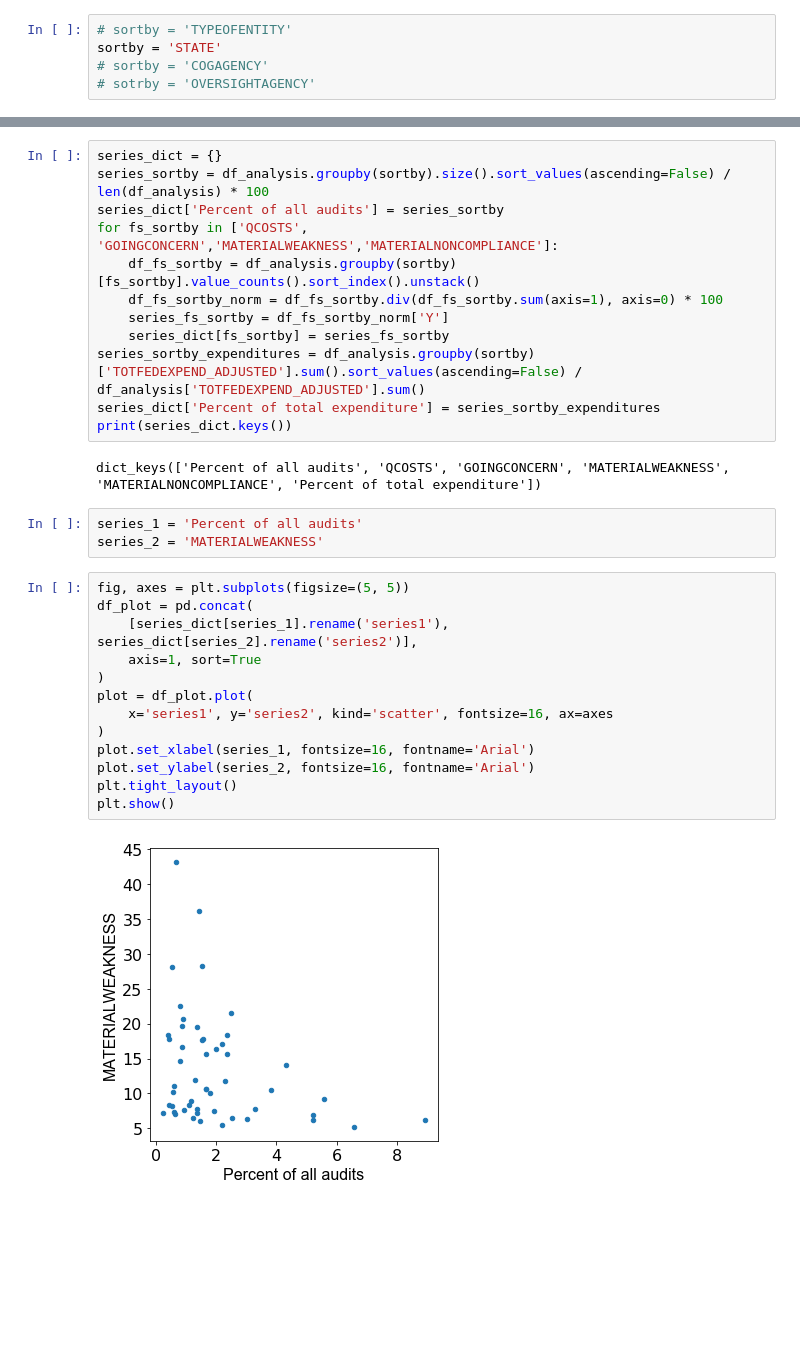
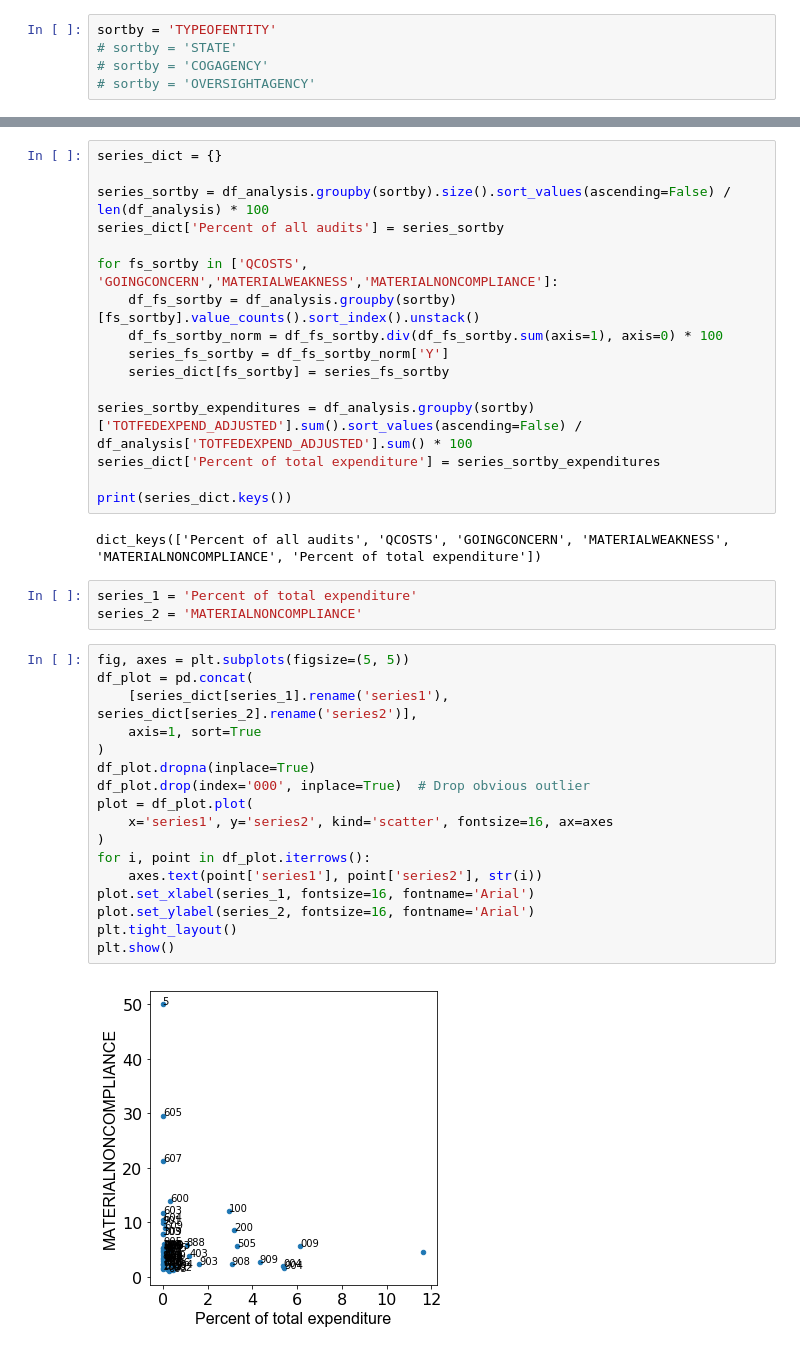
Before and after one commit to ihwang/fac, a Jupyter notebook: general_trends.ipynb, the cells around one changed output, grey strips where cells are left out. Saved outputs shown, nothing was run; the diff lists cells and outputs as text; blank space fills up the shorter version.

```diff
--- a/general_trends.ipynb
+++ b/general_trends.ipynb
@@ -216,10 +223,10 @@ df_analysis = df_analysis[~df_analysis['STATE'].isin(['AS','MP','FM','PR','GU','
 # %% [markdown]
 Select sortby
 # %%
-# sortby = 'TYPEOFENTITY'
-sortby = 'STATE'
+sortby = 'TYPEOFENTITY'
+# sortby = 'STATE'
 # sortby = 'COGAGENCY'
-# sotrby = 'OVERSIGHTAGENCY'
+# sortby = 'OVERSIGHTAGENCY'
 # %% [markdown]
 Now plot percent of audits by entity type
 # %%
@@ -366,36 +377,44 @@ elif (sortby == 'COGAGENCY') or sortby == ('OVERSIGHTAGENCY'):
 Select two axes to compare
 # %%
 series_dict = {}
+
 series_sortby = df_analysis.groupby(sortby).size().sort_values(ascending=False) / len(df_analysis) * 100
 series_dict['Percent of all audits'] = series_sortby
+
 for fs_sortby in ['QCOSTS', 'GOINGCONCERN','MATERIALWEAKNESS','MATERIALNONCOMPLIANCE']:
     df_fs_sortby = df_analysis.groupby(sortby)[fs_sortby].value_counts().sort_index().unstack()
     df_fs_sortby_norm = df_fs_sortby.div(df_fs_sortby.sum(axis=1), axis=0) * 100
     series_fs_sortby = df_fs_sortby_norm['Y']
     series_dict[fs_sortby] = series_fs_sortby
-series_sortby_expenditures = df_analysis.groupby(sortby)['TOTFEDEXPEND_ADJUSTED'].sum().sort_values(ascending=False) / df_analysis['TOTFEDEXPEND_ADJUSTED'].sum()
+
+series_sortby_expenditures = df_analysis.groupby(sortby)['TOTFEDEXPEND_ADJUSTED'].sum().sort_values(ascending=False) / df_analysis['TOTFEDEXPEND_ADJUSTED'].sum() * 100
 series_dict['Percent of total expenditure'] = series_sortby_expenditures
+
 print(series_dict.keys())
 # %% [output]
 dict_keys(['Percent of all audits', 'QCOSTS', 'GOINGCONCERN', 'MATERIALWEAKNESS', 'MATERIALNONCOMPLIANCE', 'Percent of total expenditure'])
 # %%
-series_1 = 'Percent of all audits'
-series_2 = 'MATERIALWEAKNESS'
+series_1 = 'Percent of total expenditure'
+series_2 = 'MATERIALNONCOMPLIANCE'
 # %%
 fig, axes = plt.subplots(figsize=(5, 5))
 df_plot = pd.concat(
     [series_dict[series_1].rename('series1'), series_dict[series_2].rename('series2')],
     axis=1, sort=True
 )
+df_plot.dropna(inplace=True)
+df_plot.drop(index='000', inplace=True)  # Drop obvious outlier
 plot = df_plot.plot(
     x='series1', y='series2', kind='scatter', fontsize=16, ax=axes
 )
+for i, point in df_plot.iterrows():
+    axes.text(point['series1'], point['series2'], str(i))
 plot.set_xlabel(series_1, fontsize=16, fontname='Arial')
 plot.set_ylabel(series_2, fontsize=16, fontname='Arial')
 plt.tight_layout()
 plt.show()
 # %% [output]
-[figure, old version]
+[figure, new version]
 # %%
 df_plot.sort_values('series2', ascending=False)
 # %% [output]
```
Also changed, not shown: parts of 17 cells of this notebook, 3 other files.
